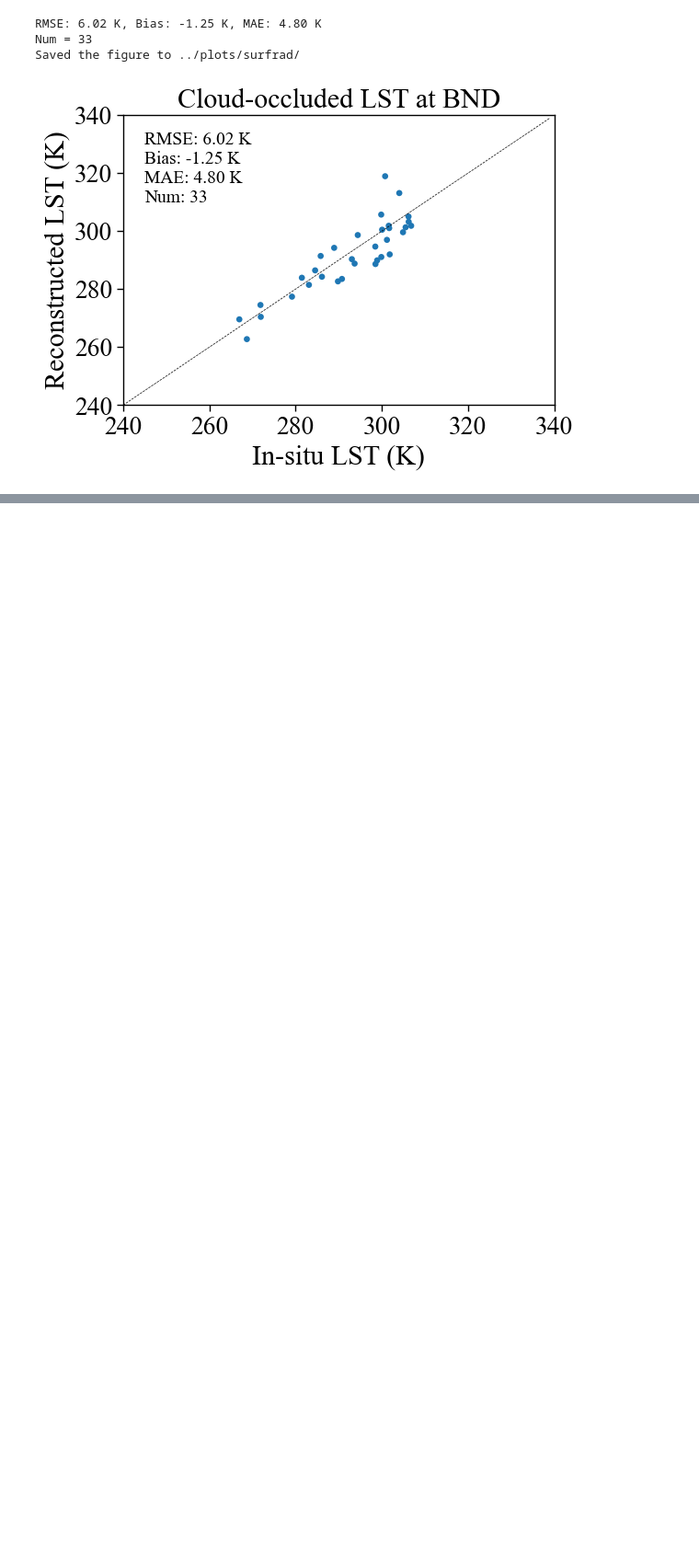
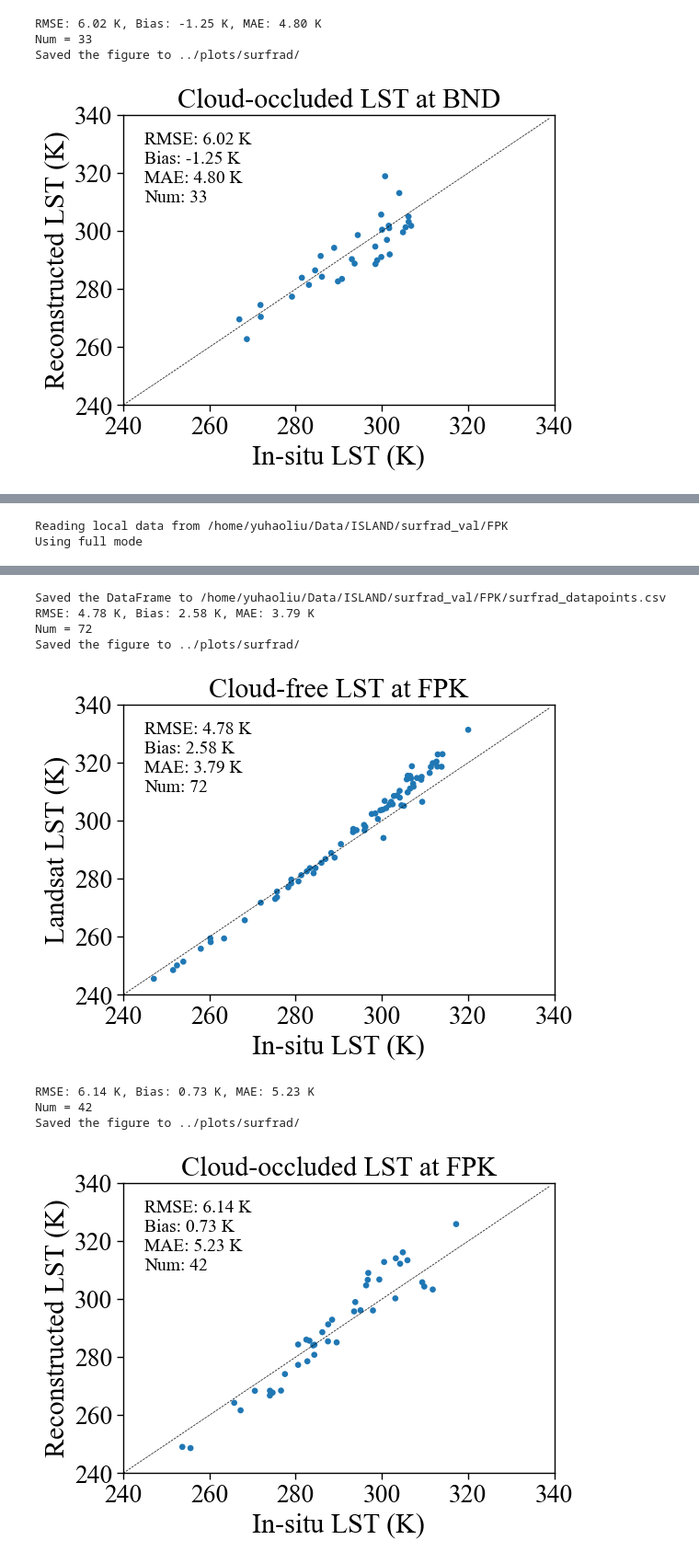
Before and after one commit to Way-Yuhao/ISLAND, a Jupyter notebook: jupyter/16 - Cirrus SURFRAD.ipynb, the cells around one changed output, grey strips where cells are left out. Shown at 92% size. Cells and saved outputs as stored; diff of their text form; code cells hidden in the pictures; blank space fills up the shorter version.

```diff
--- a/jupyter/16 - Cirrus SURFRAD.ipynb
+++ b/jupyter/16 - Cirrus SURFRAD.ipynb
@@ -137,0 +166,14 @@ Saved the figure to ../plots/surfrad/
+# %%
+station_id = 'FPK'
+region_dir = f'/home/yuhaoliu/Data/ISLAND/surfrad_val/{station_id}'
+df = load_datapoints(station_id, start_date, end_date, region_dir, load_from_cache=False, mode='full')
+plot_regression(df, 'surfrad_lst', 'landsat_lst', 'clear',
+                f'Cloud-free LST at {station_id}',
+                fig_path='../plots/surfrad/', replace_axis=label_clear)
+
+plot_regression(df, 'surfrad_lst', 'island_lst', 'cloudy',
+                f'Cloud-occluded LST at {station_id}',
+                fig_path='../plots/surfrad/', replace_axis=label_cloudy)
+# %% [output]
+Reading local data from /home/yuhaoliu/Data/ISLAND/surfrad_val/FPK
+Using full mode
@@ -137,0 +183,9 @@ Saved the figure to ../plots/surfrad/
+Saved the DataFrame to /home/yuhaoliu/Data/ISLAND/surfrad_val/FPK/surfrad_datapoints.csv
+RMSE: 4.78 K, Bias: 2.58 K, MAE: 3.79 K
+Num = 72
+Saved the figure to ../plots/surfrad/
+[figure, added]
+RMSE: 6.14 K, Bias: 0.73 K, MAE: 5.23 K
+Num = 42
+Saved the figure to ../plots/surfrad/
+[figure, added]
```
Also changed, not shown: parts of 10 cells of this notebook, 2 other files.
